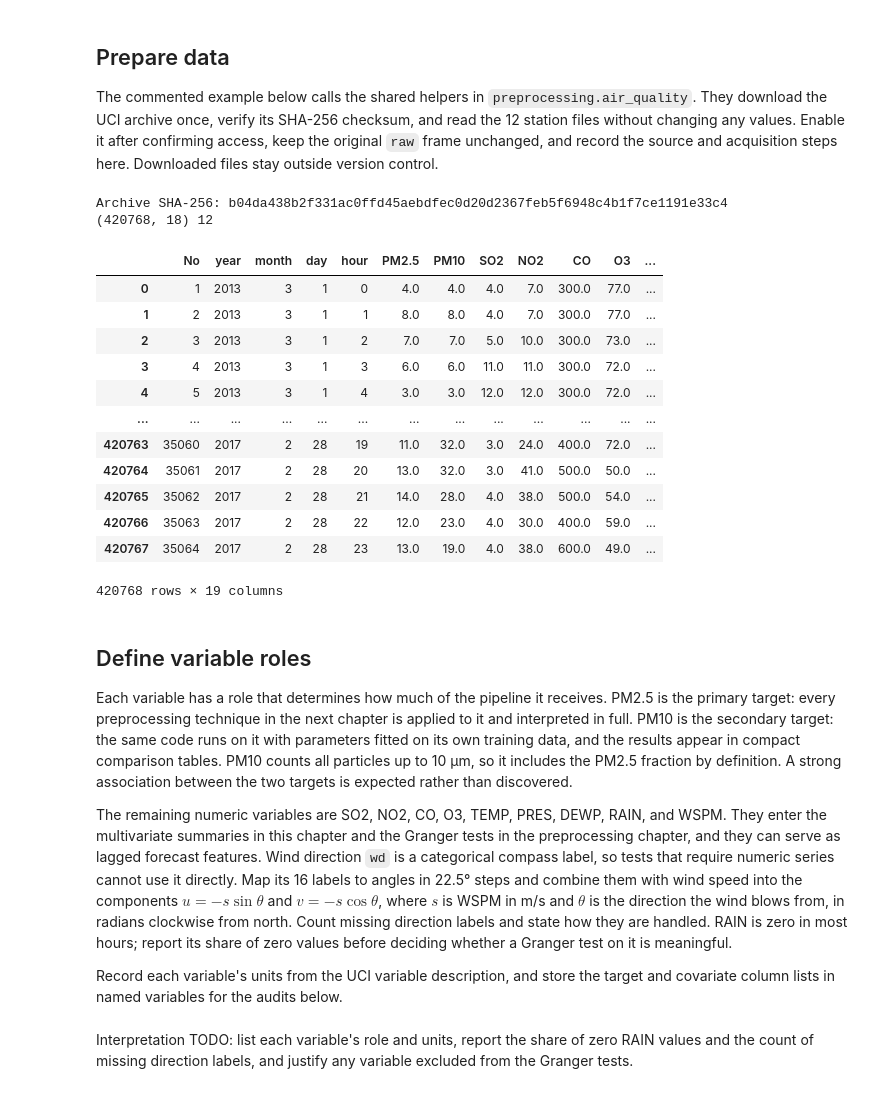
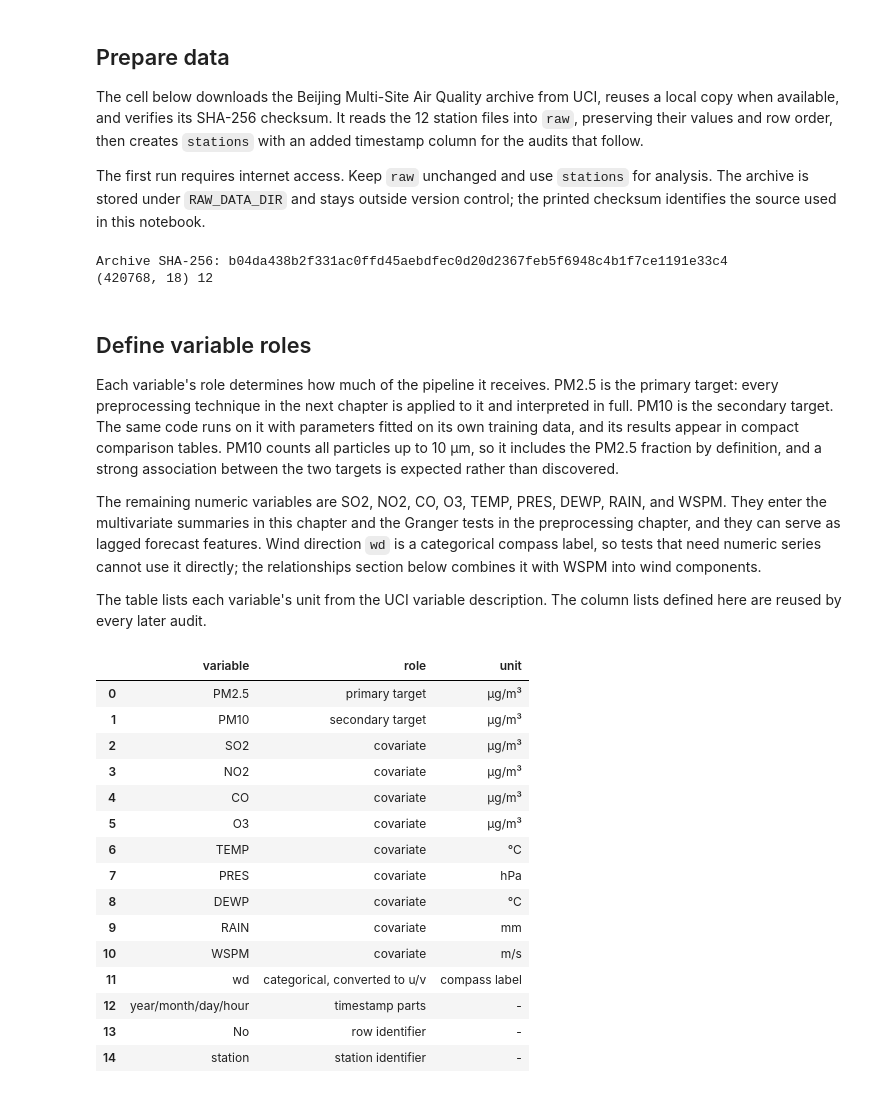
Before and after one commit to NgTHung/preprocessing, a Jupyter notebook: book/01_time_series_eda.ipynb, the cells around one changed output. Cells and saved outputs as stored; diff of their text form; code cells hidden in the pictures.

```diff
--- a/book/01_time_series_eda.ipynb
+++ b/book/01_time_series_eda.ipynb
@@ -28,5 +42,7 @@ Raw data directory: D:\HCMUS\DataMining\preprocessing\data\raw
 # %% [markdown]
 ## Prepare data
 
-The commented example below calls the shared helpers in `preprocessing.air_quality`. They download the UCI archive once, verify its SHA-256 checksum, and read the 12 station files without changing any values. Enable it after confirming access, keep the original `raw` frame unchanged, and record the source and acquisition steps here. Downloaded files stay outside version control.
+The cell below downloads the Beijing Multi-Site Air Quality archive from UCI, reuses a local copy when available, and verifies its SHA-256 checksum. It reads the 12 station files into `raw`, preserving their values and row order, then creates `stations` with an added timestamp column for the audits that follow.
+
+The first run requires internet access. Keep `raw` unchanged and use `stations` for analysis. The archive is stored under `RAW_DATA_DIR` and stays outside version control; the printed checksum identifies the source used in this notebook.
 # %%
@@ -42,34 +59,65 @@ print(raw.shape, raw["station"].nunique())
 # %% [output]
 Archive SHA-256: b04da438b2f331ac0ffd45aebdfec0d20d2367feb5f6948c4b1f7ce1191e33c4
 (420768, 18) 12
-# %%
-stations
-# %% [output]
-|  | No | year | month | day | hour | PM2.5 | PM10 | SO2 | NO2 | CO | O3 | ... |
-| 0 | 1 | 2013 | 3 | 1 | 0 | 4.0 | 4.0 | 4.0 | 7.0 | 300.0 | 77.0 | ... |
-| 1 | 2 | 2013 | 3 | 1 | 1 | 8.0 | 8.0 | 4.0 | 7.0 | 300.0 | 77.0 | ... |
-| 2 | 3 | 2013 | 3 | 1 | 2 | 7.0 | 7.0 | 5.0 | 10.0 | 300.0 | 73.0 | ... |
-| 3 | 4 | 2013 | 3 | 1 | 3 | 6.0 | 6.0 | 11.0 | 11.0 | 300.0 | 72.0 | ... |
-| 4 | 5 | 2013 | 3 | 1 | 4 | 3.0 | 3.0 | 12.0 | 12.0 | 300.0 | 72.0 | ... |
-| ... | ... | ... | ... | ... | ... | ... | ... | ... | ... | ... | ... | ... |
-| 420763 | 35060 | 2017 | 2 | 28 | 19 | 11.0 | 32.0 | 3.0 | 24.0 | 400.0 | 72.0 | ... |
-| 420764 | 35061 | 2017 | 2 | 28 | 20 | 13.0 | 32.0 | 3.0 | 41.0 | 500.0 | 50.0 | ... |
-| 420765 | 35062 | 2017 | 2 | 28 | 21 | 14.0 | 28.0 | 4.0 | 38.0 | 500.0 | 54.0 | ... |
-| 420766 | 35063 | 2017 | 2 | 28 | 22 | 12.0 | 23.0 | 4.0 | 30.0 | 400.0 | 59.0 | ... |
-| 420767 | 35064 | 2017 | 2 | 28 | 23 | 13.0 | 19.0 | 4.0 | 38.0 | 600.0 | 49.0 | ... |
-420768 rows × 19 columns
 # %% [markdown]
 ## Define variable roles
 
-Each variable has a role that determines how much of the pipeline it receives. PM2.5 is the primary target: every preprocessing technique in the next chapter is applied to it and interpreted in full. PM10 is the secondary target: the same code runs on it with parameters fitted on its own training data, and the results appear in compact comparison tables. PM10 counts all particles up to 10 µm, so it includes the PM2.5 fraction by definition. A strong association between the two targets is expected rather than discovered.
+Each variable's role determines how much of the pipeline it receives. PM2.5 is the primary target: every preprocessing technique in the next chapter is applied to it and interpreted in full. PM10 is the secondary target. The same code runs on it with parameters fitted on its own training data, and its results appear in compact comparison tables. PM10 counts all particles up to 10 µm, so it includes the PM2.5 fraction by definition, and a strong association between the two targets is expected rather than discovered.
 
-The remaining numeric variables are SO2, NO2, CO, O3, TEMP, PRES, DEWP, RAIN, and WSPM. They enter the multivariate summaries in this chapter and the Granger tests in the preprocessing chapter, and they can serve as lagged forecast features. Wind direction `wd` is a categorical compass label, so tests that require numeric series cannot use it directly. Map its 16 labels to angles in 22.5° steps and combine them with wind speed into the components $u = -s\sin\theta$ and $v = -s\cos\theta$, where $s$ is WSPM in m/s and $\theta$ is the direction the wind blows from, in radians clockwise from north. Count missing direction labels and state how they are handled. RAIN is zero in most hours; report its share of zero values before deciding whether a Granger test on it is meaningful.
+The remaining numeric variables are SO2, NO2, CO, O3, TEMP, PRES, DEWP, RAIN, and WSPM. They enter the multivariate summaries in this chapter and the Granger tests in the preprocessing chapter, and they can serve as lagged forecast features. Wind direction `wd` is a categorical compass label, so tests that need numeric series cannot use it directly; the relationships section below combines it with WSPM into wind components.
 
-Record each variable's units from the UCI variable description, and store the target and covariate column lists in named variables for the audits below.
+The table lists each variable's unit from the UCI variable description. The column lists defined here are reused by every later audit.
 # %%
-# TODO: Implement the method. Store metrics in named variables and print them.
+# Units as given in the UCI 501 variable description.
+variable_roles = pd.DataFrame(
+    [
+        ("PM2.5", "primary target", "µg/m³"),
+        ("PM10", "secondary target", "µg/m³"),
+        ("SO2", "covariate", "µg/m³"),
+        ("NO2", "covariate", "µg/m³"),
+        ("CO", "covariate", "µg/m³"),
+        ("O3", "covariate", "µg/m³"),
+        ("TEMP", "covariate", "°C"),
+        ("PRES", "covariate", "hPa"),
+        ("DEWP", "covariate", "°C"),
+        ("RAIN", "covariate", "mm"),
+        ("WSPM", "covariate", "m/s"),
+        ("wd", "categorical, converted to u/v", "compass label"),
+        ("year/month/day/hour", "timestamp parts", "-"),
+        ("No", "row identifier", "-"),
+        ("station", "station identifier", "-"),
+    ],
+    columns=["variable", "role", "unit"],
+)
+
+TARGET_COLUMNS = ["PM2.5", "PM10"]
+COVARIATE_COLUMNS = ["SO2", "NO2", "CO", "O3", "TEMP", "PRES", "DEWP", "RAIN", "WSPM"]
+POLLUTANT_COVARIATES = ["SO2", "NO2", "CO", "O3"]
+WEATHER_COLUMNS = ["TEMP", "PRES", "DEWP", "RAIN", "WSPM"]
+ANALYSIS_COLUMNS = TARGET_COLUMNS + COVARIATE_COLUMNS
+
+# Fail early if the loaded frame lacks a column the later sections need.
+missing_columns = sorted(set(ANALYSIS_COLUMNS + ["wd"]) - set(stations.columns))
+assert not missing_columns, missing_columns
+
+display(variable_roles)
+# %% [output]
+|  | variable | role | unit |
+| 0 | PM2.5 | primary target | µg/m³ |
+| 1 | PM10 | secondary target | µg/m³ |
+| 2 | SO2 | covariate | µg/m³ |
+| 3 | NO2 | covariate | µg/m³ |
+| 4 | CO | covariate | µg/m³ |
+| 5 | O3 | covariate | µg/m³ |
+| 6 | TEMP | covariate | °C |
+| 7 | PRES | covariate | hPa |
+| 8 | DEWP | covariate | °C |
+| 9 | RAIN | covariate | mm |
+| 10 | WSPM | covariate | m/s |
+| 11 | wd | categorical, converted to u/v | compass label |
+| 12 | year/month/day/hour | timestamp parts | - |
+| 13 | No | row identifier | - |
+| 14 | station | station identifier | - |
-# %% [markdown]
-Interpretation TODO: list each variable's role and units, report the share of zero RAIN values and the count of missing direction labels, and justify any variable excluded from the Granger tests.
 # %% [markdown]
 ## Select the station
 
```
Also changed, not shown: parts of 28 cells of this notebook, 8 other files.
